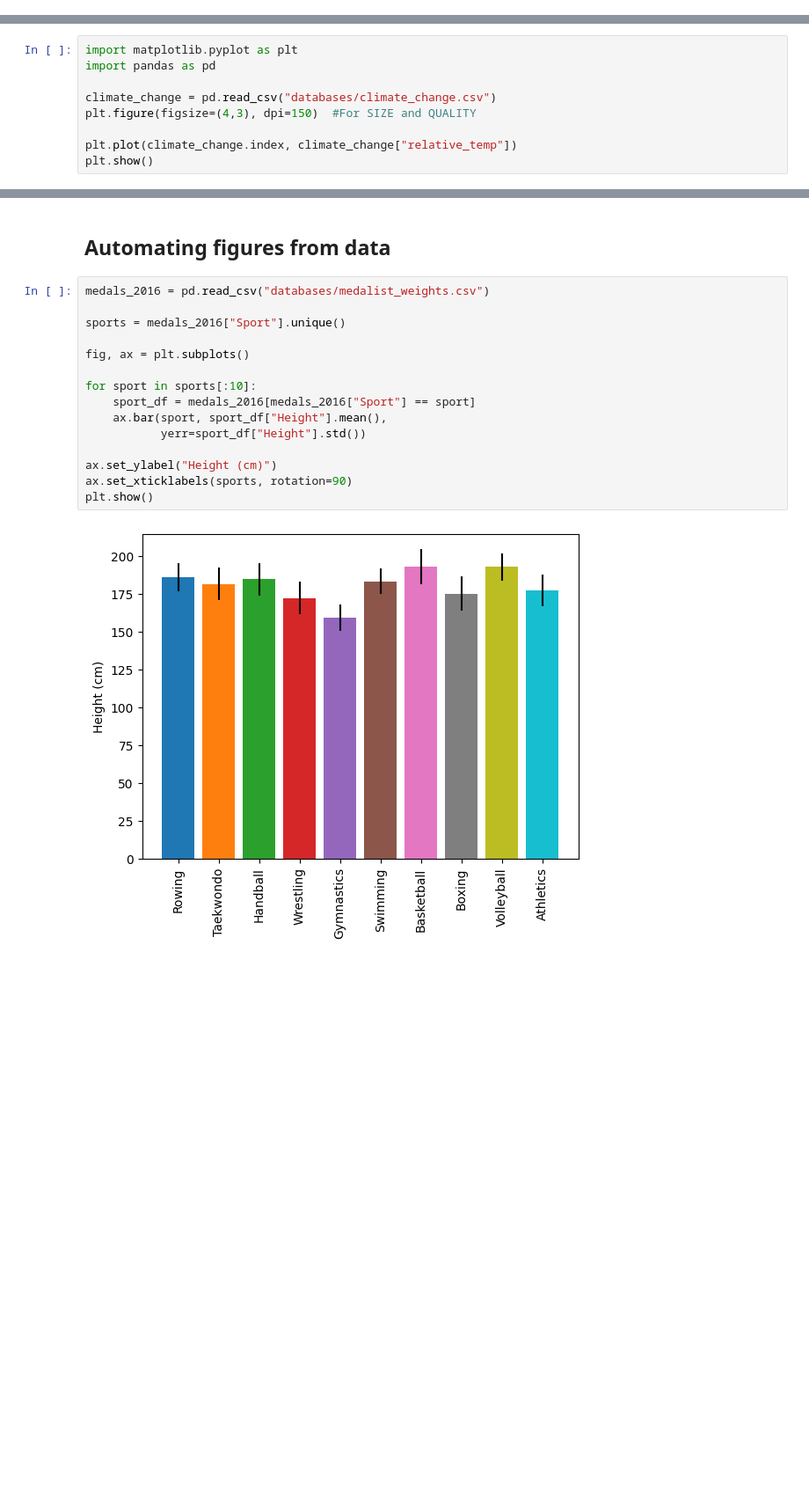
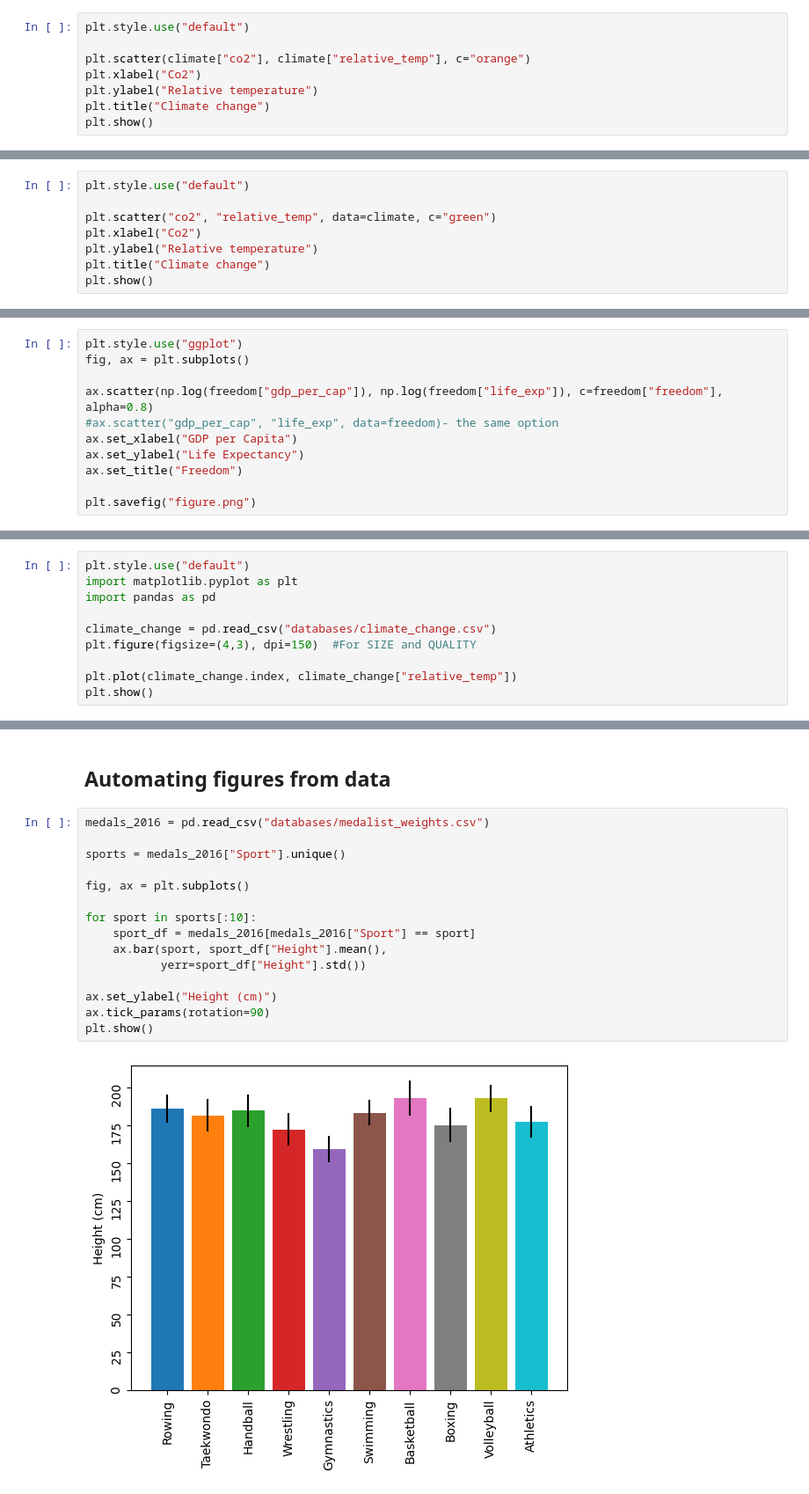
Before and after one commit to andrewch28/DataCamp, a Jupyter notebook: 6)Matplotlib.ipynb, the cells around one changed output, grey strips where cells are left out. Shown at 88% size. Cells and saved outputs as stored; diff of their text form; blank space fills up the shorter version.

```diff
--- a/6)Matplotlib.ipynb
+++ b/6)Matplotlib.ipynb
@@ -4,0 +12,8 @@ Comments outside of main course
+# %%
+plt.style.use("default")
+
+plt.scatter(climate["co2"], climate["relative_temp"], c="orange")
+plt.xlabel("Co2")
+plt.ylabel("Relative temperature")
+plt.title("Climate change")
+plt.show()
@@ -4,0 +22,8 @@ Comments outside of main course
+# %%
+plt.style.use("default")
+
+plt.scatter("co2", "relative_temp", data=climate, c="green")
+plt.xlabel("Co2")
+plt.ylabel("Relative temperature")
+plt.title("Climate change")
+plt.show()
@@ -4,0 +42,11 @@ Comments outside of main course
+# %%
+plt.style.use("ggplot")
+fig, ax = plt.subplots()
+
+ax.scatter(np.log(freedom["gdp_per_cap"]), np.log(freedom["life_exp"]), c=freedom["freedom"], alpha=0.8)
+#ax.scatter("gdp_per_cap", "life_exp", data=freedom)- the same option
+ax.set_xlabel("GDP per Capita")
+ax.set_ylabel("Life Expectancy")
+ax.set_title("Freedom")
+
+plt.savefig("figure.png")
@@ -5,4 +57,5 @@ Comments outside of main course
 # %%
+plt.style.use("default")
 import matplotlib.pyplot as plt
 import pandas as pd
 
@@ -387,17 +437,17 @@ fig.savefig("gold_medals.png", dpi=300)
 # %%
 medals_2016 = pd.read_csv("databases/medalist_weights.csv")
 
 sports = medals_2016["Sport"].unique()
 
 fig, ax = plt.subplots()
 
 for sport in sports[:10]:
     sport_df = medals_2016[medals_2016["Sport"] == sport]
     ax.bar(sport, sport_df["Height"].mean(),
            yerr=sport_df["Height"].std())
 
 ax.set_ylabel("Height (cm)")
-ax.set_xticklabels(sports, rotation=90)
+ax.tick_params(rotation=90)
 plt.show()
 # %% [output]
-[figure, old version]
+[figure, new version]
```
Also changed, not shown: parts of 16 cells of this notebook, 3 other files.
